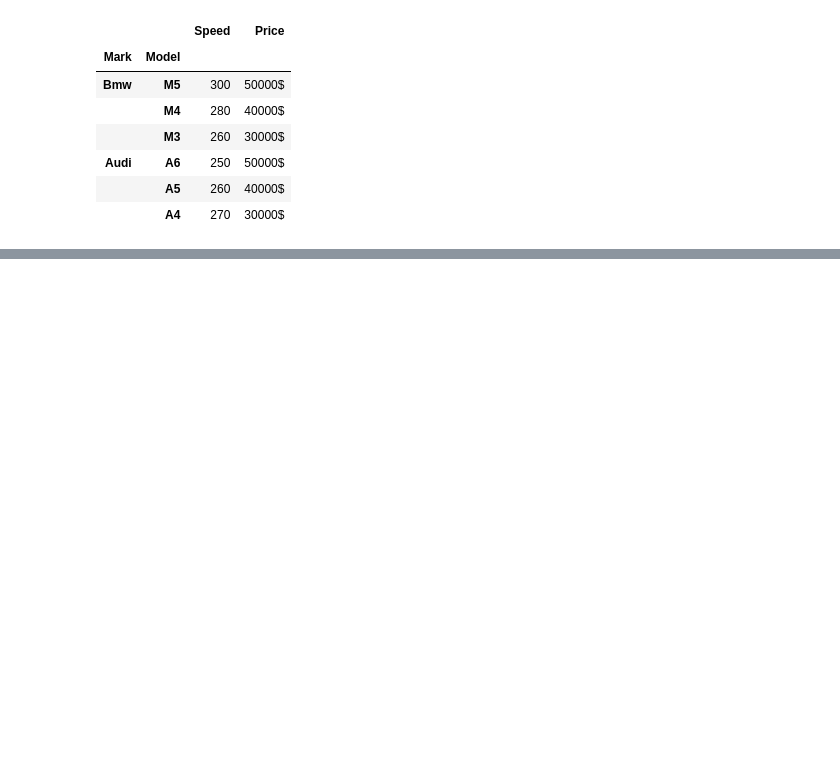
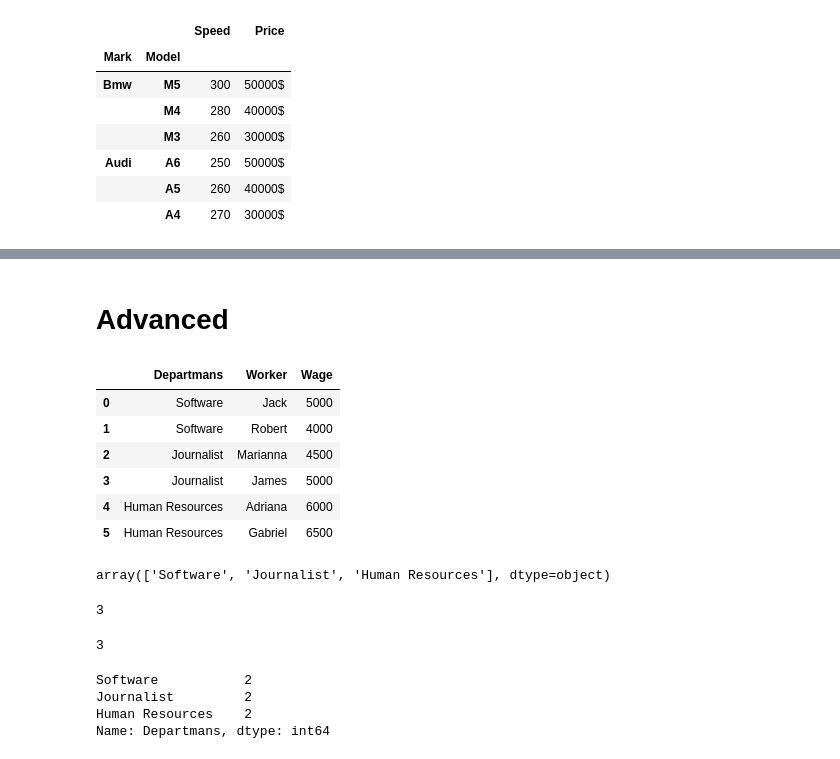
Before and after one commit to anildursunipek/python-modules, a Jupyter notebook: pandas/pandas.ipynb, the cells around one changed output, grey strips where cells are left out. Saved outputs shown, nothing was run; the diff lists cells and outputs as text; code cells hidden in the pictures; blank space fills up the shorter version.

```diff
--- a/pandas/pandas.ipynb
+++ b/pandas/pandas.ipynb
@@ -294,0 +547,35 @@ carDataFrame
+# %% [markdown]
+ # Advanced
+# %%
+wageDict = {'Departmans': ["Software","Software","Journalist","Journalist","Human Resources","Human Resources"],
+            "Worker":["Jack","Robert","Marianna","James","Adriana","Gabriel"],
+           "Wage":[5000,4000,4500,5000,6000,6500]}
+wageDict = pd.DataFrame(wageDict)
+wageDict
+# %% [output]
+|  | Departmans | Worker | Wage |
+| 0 | Software | Jack | 5000 |
+| 1 | Software | Robert | 4000 |
+| 2 | Journalist | Marianna | 4500 |
+| 3 | Journalist | James | 5000 |
+| 4 | Human Resources | Adriana | 6000 |
+| 5 | Human Resources | Gabriel | 6500 |
+# %%
+wageDict['Departmans'].unique()
+# %% [output]
+array(['Software', 'Journalist', 'Human Resources'], dtype=object)
+# %%
+wageDict['Departmans'].unique().size
+# %% [output]
+3
+# %%
+wageDict['Departmans'].nunique()
+# %% [output]
+3
+# %%
+wageDict['Departmans'].value_counts()
+# %% [output]
+Software           2
+Journalist         2
+Human Resources    2
+Name: Departmans, dtype: int64
```
Also changed, not shown: parts of 59 cells of this notebook.
